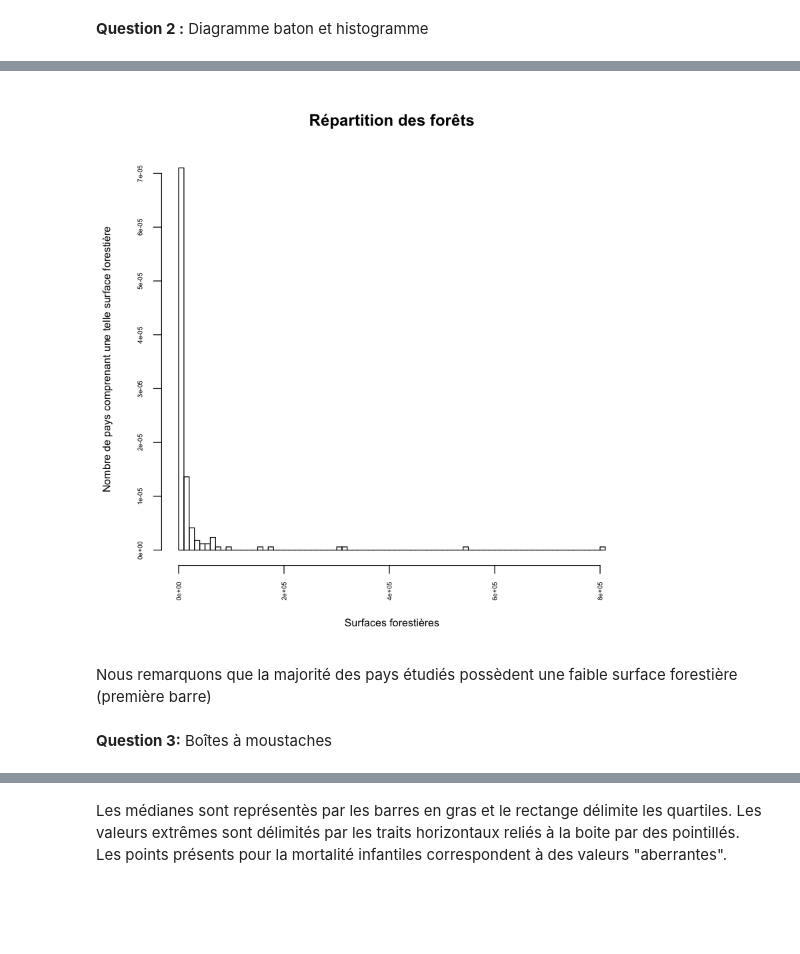
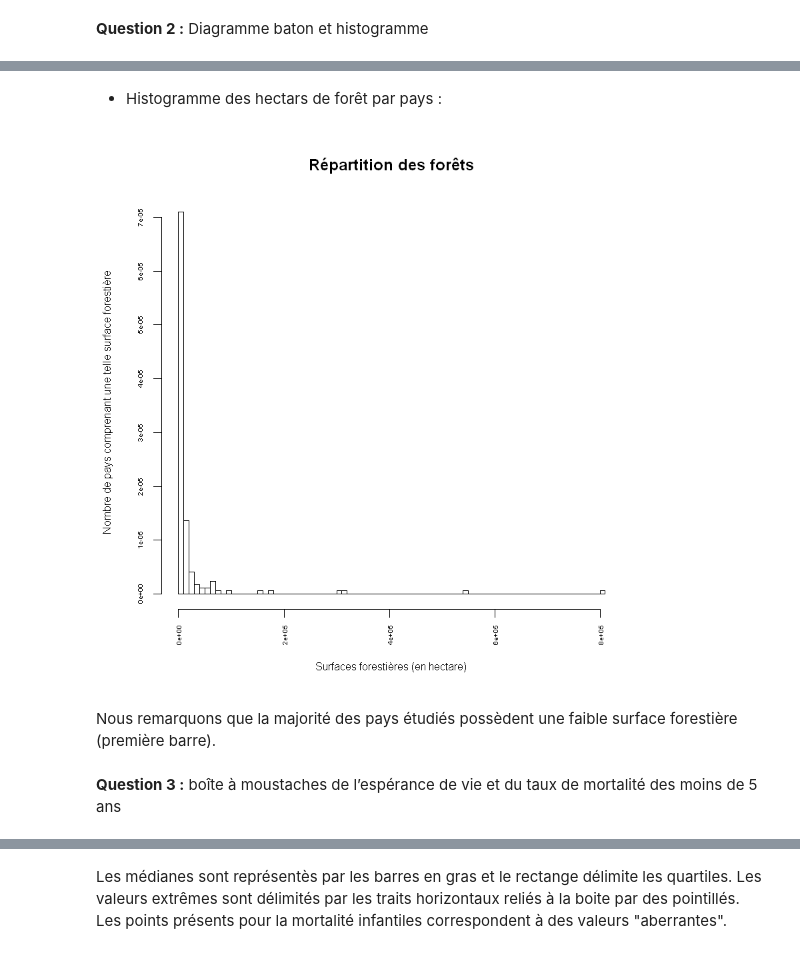
Before and after one commit to lbonnetain/MSI, a Jupyter notebook: TPmaison.ipynb, the cells around one changed output, grey strips where cells are left out. Drawn from its saved outputs; the diff is of its cells as text; code cells hidden in the pictures; blank space fills up the shorter version.

```diff
--- a/TPmaison.ipynb
+++ b/TPmaison.ipynb
@@ -220,12 +271,14 @@ barplot(data$'Population', ylab="Surfaces", names.arg = data$Pays, cex.names = 0
+# %% [markdown]
+* Histogramme des hectars de forêt par pays :
 # %%
-hist(data$'SurfaceForet(kha)', ylab="Nombre de pays comprenant une telle surface forestière", xlab="Surfaces forestières", breaks = 100, freq=FALSE, cex.lab=0.8, cex.axis=0.5, las=3, main='Répartition des forêts')
+hist(data$'SurfaceForet(kha)', ylab="Nombre de pays comprenant une telle surface forestière", xlab="Surfaces forestières (en hectare)", breaks = 100, freq=FALSE, cex.lab=0.8, cex.axis=0.5, las=3, main='Répartition des forêts')
 # breaks définit le nombres de classes (barres)
 # %% [output]
-[figure, old version]
+[figure, new version]
 # %% [markdown]
-Nous remarquons que la majorité des pays étudiés possèdent une faible surface forestière (première barre)
+Nous remarquons que la majorité des pays étudiés possèdent une faible surface forestière (première barre).
-# %% [markdown]
-**Question 3:** Boîtes à moustaches
+# %% [markdown]
+**Question 3 :** boîte à moustaches de l’espérance de vie et du taux de mortalité des moins de 5 ans
 # %%
 par(mfrow = c(1,2)) # Permet de ploter deux graphes à côté
 boxplot(data$'TauxMortalite>5ans', ylab='Taux', xlab='Taux de mortalité infantile', cex.axis=0.6, cex.lab=0.8)
```
Also changed, not shown: parts of 100 cells of this notebook.
